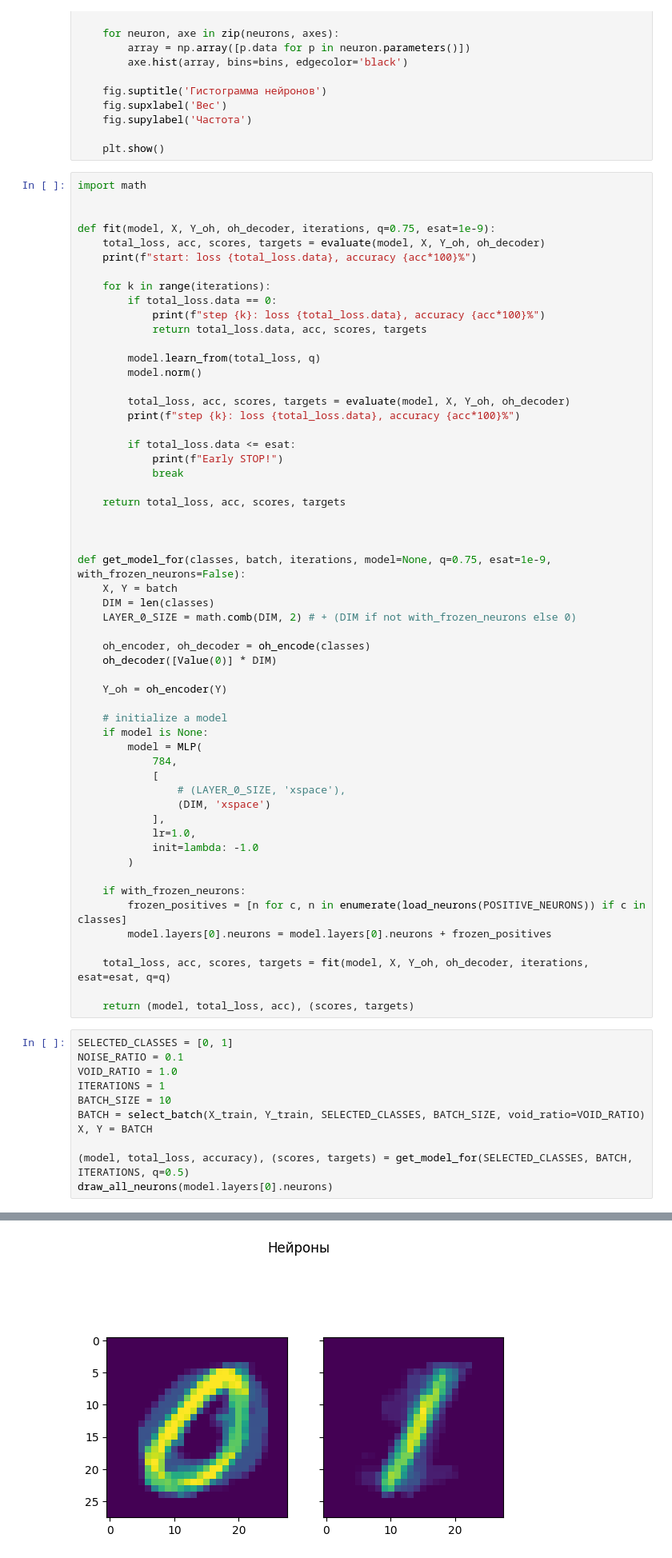
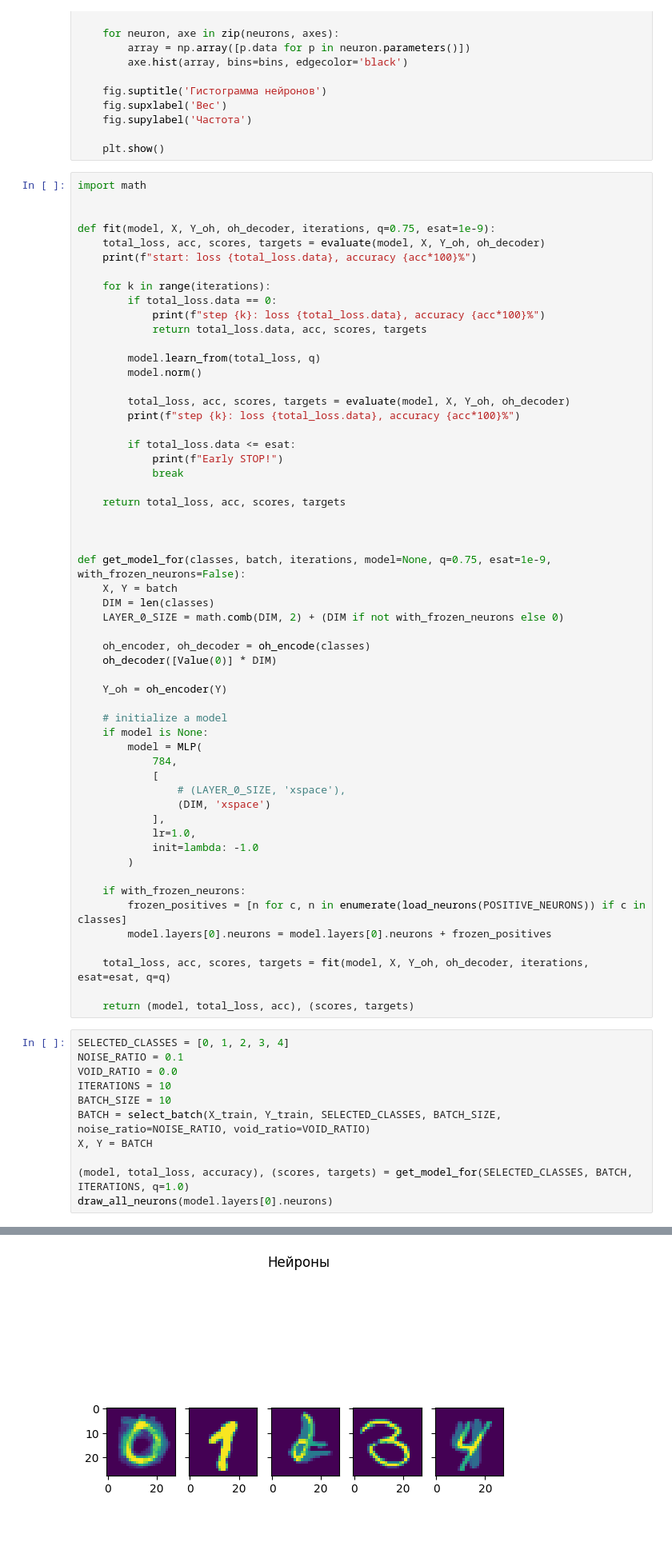
Before and after one commit to AndreyE/micrograd, a Jupyter notebook: mnist.ipynb, the cells around one changed output, grey strips where cells are left out. Shown at 80% size. Drawn from its saved outputs; the diff is of its cells as text; blank space fills up the shorter version.

```diff
--- a/mnist.ipynb
+++ b/mnist.ipynb
@@ -298,7 +298,7 @@ def fit(model, X, Y_oh, oh_decoder, iterations, q=0.75, esat=1e-9):
 def get_model_for(classes, batch, iterations, model=None, q=0.75, esat=1e-9, with_frozen_neurons=False):
     X, Y = batch
     DIM = len(classes)
-    LAYER_0_SIZE = math.comb(DIM, 2) # + (DIM if not with_frozen_neurons else 0)
+    LAYER_0_SIZE = math.comb(DIM, 2) + (DIM if not with_frozen_neurons else 0)
 
     oh_encoder, oh_decoder = oh_encode(classes)
     oh_decoder([Value(0)] * DIM)
@@ -325,14 +325,14 @@ def get_model_for(classes, batch, iterations, model=None, q=0.75, esat=1e-9, wit
 
     return (model, total_loss, acc), (scores, targets)
 # %%
-SELECTED_CLASSES = [0, 1]
+SELECTED_CLASSES = [0, 1, 2, 3, 4]
 NOISE_RATIO = 0.1
-VOID_RATIO = 1.0
-ITERATIONS = 1
+VOID_RATIO = 0.0
+ITERATIONS = 10
 BATCH_SIZE = 10
-BATCH = select_batch(X_train, Y_train, SELECTED_CLASSES, BATCH_SIZE, void_ratio=VOID_RATIO)
+BATCH = select_batch(X_train, Y_train, SELECTED_CLASSES, BATCH_SIZE, noise_ratio=NOISE_RATIO, void_ratio=VOID_RATIO)
 X, Y = BATCH
 
-(model, total_loss, accuracy), (scores, targets) = get_model_for(SELECTED_CLASSES, BATCH, ITERATIONS, q=0.5)
+(model, total_loss, accuracy), (scores, targets) = get_model_for(SELECTED_CLASSES, BATCH, ITERATIONS, q=1.0)
 draw_all_neurons(model.layers[0].neurons)
 # %% [output]
@@ -341,3 +350,3 @@ step 0: loss 10.0, accuracy 50.0%
-[figure, old version]
+[figure, new version]
 # %% [markdown]
 # DEBUG
```
Also changed, not shown: parts of 8 cells of this notebook, 2 other files.
